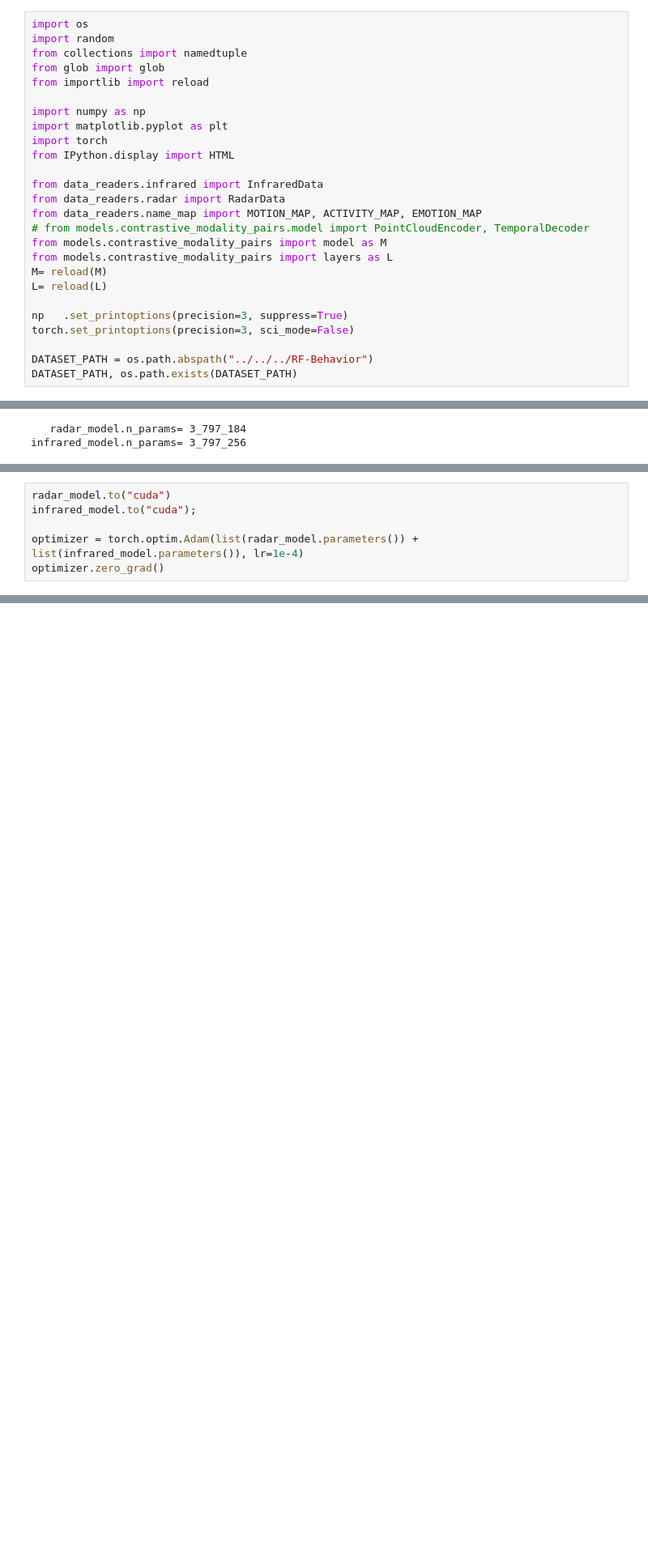
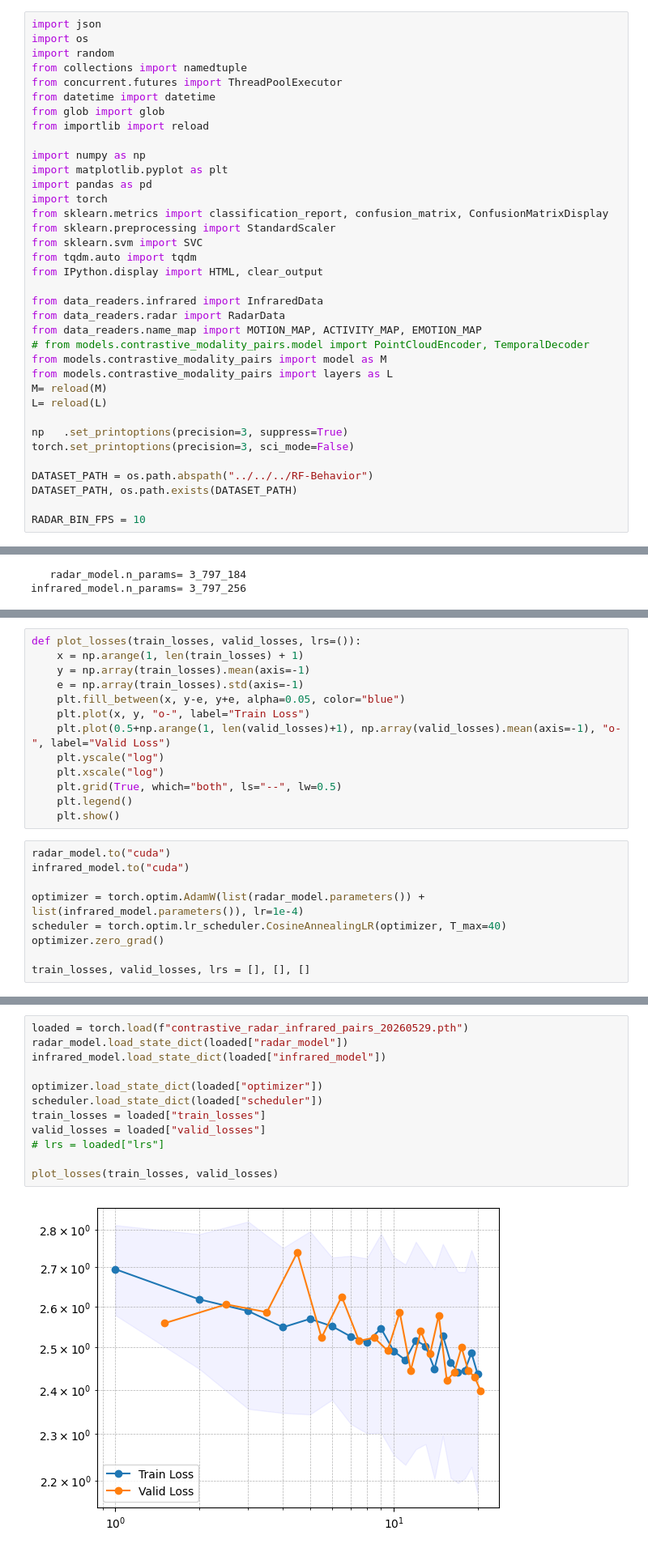
Before and after one commit to anasdev1204/CoDaS-Radar-based-Sentiment-Analysis-and-recognition, a Jupyter notebook: mudassar/training.ipynb, the cells around one changed output, grey strips where cells are left out. Shown at 81% size. Saved outputs shown, nothing was run; the diff lists cells and outputs as text; blank space fills up the shorter version.

Commit message:
cleaner training

```diff
--- a/mudassar/training.ipynb
+++ b/mudassar/training.ipynb
@@ -1,16 +1,24 @@
 # %% [markdown]
 ## Imports and Helpers
 # %%
+import json
 import os
 import random
 from collections import namedtuple
+from concurrent.futures import ThreadPoolExecutor
+from datetime import datetime
 from glob import glob
 from importlib import reload
 
 import numpy as np
 import matplotlib.pyplot as plt
+import pandas as pd
 import torch
-from IPython.display import HTML
+from sklearn.metrics import classification_report, confusion_matrix, ConfusionMatrixDisplay
+from sklearn.preprocessing import StandardScaler
+from sklearn.svm import SVC
+from tqdm.auto import tqdm
+from IPython.display import HTML, clear_output
 
 from data_readers.infrared import InfraredData
 from data_readers.radar import RadarData
@@ -26,3 +34,5 @@ torch.set_printoptions(precision=3, sci_mode=False)
 
 DATASET_PATH = os.path.abspath("../../../RF-Behavior")
 DATASET_PATH, os.path.exists(DATASET_PATH)
+
+RADAR_BIN_FPS = 10
@@ -210,11 +329,27 @@ def symmetric_contrastive_loss(embeddings1, embeddings2, temperature=0.1):
     loss_21 = torch.nn.functional.cross_entropy(similarity_matrix.T, labels)
 
     return (loss_12 + loss_21) / 2
+# %%
+def plot_losses(train_losses, valid_losses, lrs=()):
+    x = np.arange(1, len(train_losses) + 1)
+    y = np.array(train_losses).mean(axis=-1)
+    e = np.array(train_losses).std(axis=-1)
+    plt.fill_between(x, y-e, y+e, alpha=0.05, color="blue")
+    plt.plot(x, y, "o-", label="Train Loss")
+    plt.plot(0.5+np.arange(1, len(valid_losses)+1), np.array(valid_losses).mean(axis=-1), "o-", label="Valid Loss")
+    plt.yscale("log")
+    plt.xscale("log")
+    plt.grid(True, which="both", ls="--", lw=0.5)
+    plt.legend()
+    plt.show()
 # %%
 radar_model.to("cuda")
-infrared_model.to("cuda");
+infrared_model.to("cuda")
 
-optimizer = torch.optim.Adam(list(radar_model.parameters()) + list(infrared_model.parameters()), lr=1e-4)
+optimizer = torch.optim.AdamW(list(radar_model.parameters()) + list(infrared_model.parameters()), lr=1e-4)
+scheduler = torch.optim.lr_scheduler.CosineAnnealingLR(optimizer, T_max=40)
 optimizer.zero_grad()
+
+train_losses, valid_losses, lrs = [], [], []
 # %%
 random.seed(42)
@@ -276,2 +411,16 @@ torch.save({
+# %%
+loaded = torch.load(f"contrastive_radar_infrared_pairs_20260529.pth")
+radar_model.load_state_dict(loaded["radar_model"])
+infrared_model.load_state_dict(loaded["infrared_model"])
+
+optimizer.load_state_dict(loaded["optimizer"])
+scheduler.load_state_dict(loaded["scheduler"])
+train_losses = loaded["train_losses"]
+valid_losses = loaded["valid_losses"]
+# lrs = loaded["lrs"]
+
+plot_losses(train_losses, valid_losses)
+# %% [output]
+[figure, added]
 # %% [markdown]
 ## Evaluation
```
Also changed, not shown: parts of 25 cells of this notebook, 5 other files.
